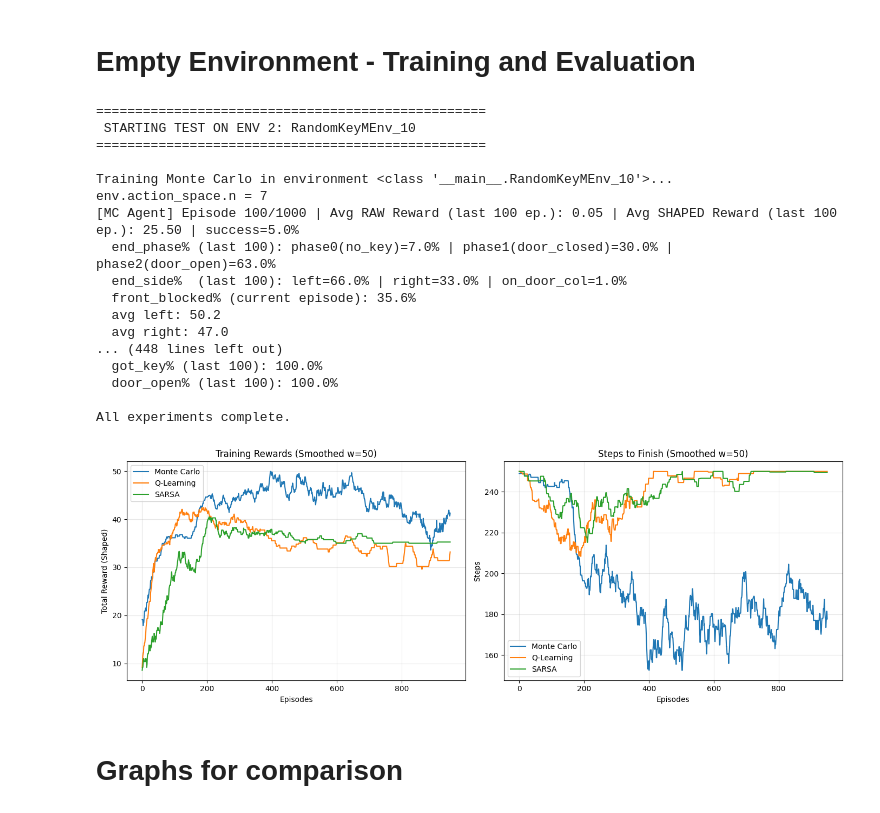
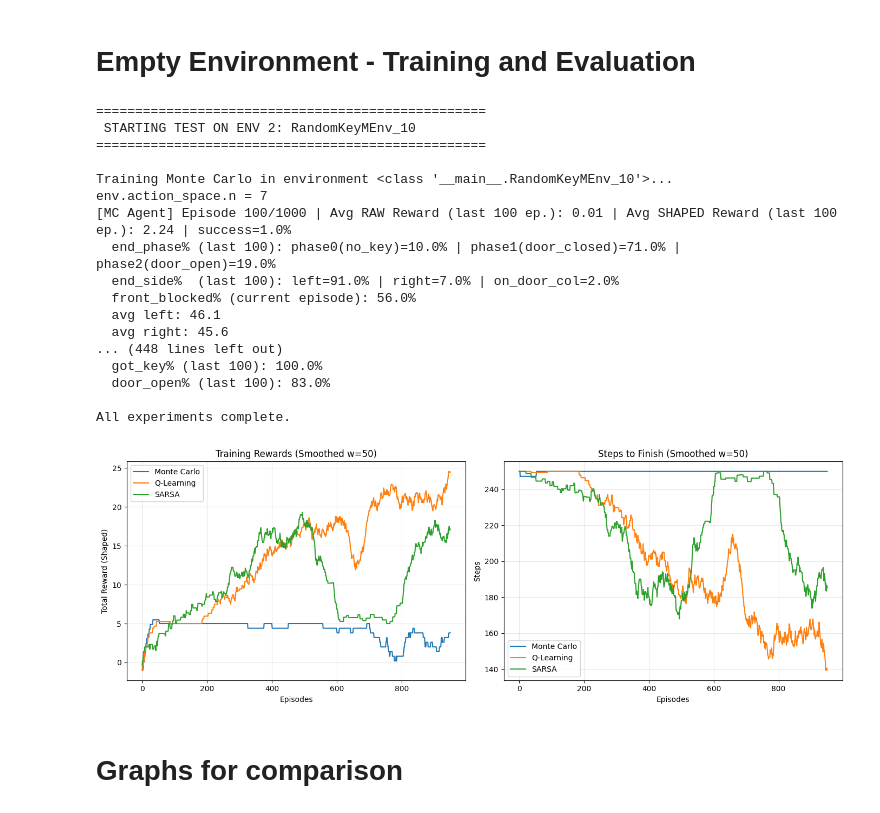
Before and after one commit to shaytanne/runi-reinforcement_learning-assignment2, a Jupyter notebook: MidProject_tabular_RL_Minigrid.ipynb, the cells around one changed output. Cells and saved outputs as stored; diff of their text form; code cells hidden in the pictures.

Commit message:
- removed door bonus - fixed MC to first visit

```diff
--- a/MidProject_tabular_RL_Minigrid.ipynb
+++ b/MidProject_tabular_RL_Minigrid.ipynb
@@ -1036,23 +1036,29 @@ class MCAgent(BaseAgent):
         - executed at END of an episode
         - iterates backwards through episode buffer
         """
-        G: float = 0.0 # cumulative return
-        visited_pairs = set()
 
-        # traverse episode backwards
-        for state, action, reward in reversed(self.episode_buffer):
+        G = 0.0
+        trajectory = []
+        visited = set()
+
+        for (state, action, reward) in reversed(self.episode_buffer):
             G = self.gamma * G + reward
+            trajectory.append((state, action, G))
 
-            # first-visit MC check
-            if (state, action) not in visited_pairs:
-                visited_pairs.add((state, action))
+        # reverse to get original order
+        trajectory.reverse()
 
-                # rolling mean update: Q(s,a) = Q(s,a) + alpha * (G - Q(s,a))
-                # todo: consider 1/n returns avg instead of const alpha
-                old_q = self.q_table[state][action]
-                self.q_table[state][action] += self.lr * (G - old_q)
+        # first-visit MC update
+        for state, action, G in trajectory:
+            if (state, action) in visited:
+                continue
+            visited.add((state, action))
 
-        self.episode_buffer = [] # clear buffer
+            # rolling mean update: Q(s,a) = Q(s,a) + alpha * (G - Q(s,a))
+            # todo: consider 1/n returns avg instead of const alpha
+            self.q_table[state, action] += self.lr * (G - self.q_table[state, action])
+
+        self.episode_buffer = []    # clear buffer
 
     @property
     def name(self) -> str:
@@ -1511,9 +1517,9 @@ def key_door_reward_shaping(env: KeyFlatObsWrapper, reward: float , key_bonus_gi
     if env.is_carrying_key() and not key_bonus_given:
         reward += 30.0
 
-    # bonus - opened door
-    if env.is_door_open() and not door_bonus_given:
-        reward += 30.0
+    # # bonus - opened door
+    # if env.is_door_open() and not door_bonus_given:
+    #     reward += 30.0
 
     return reward
 
@@ -1608,41 +1614,41 @@ for agent_name, agent_cls in agents.items():
         **params  # lr, gamma, epsilon
     )
 
     train_rewards_raw, train_rewards_shaped, train_steps, train_success = runner.run()
 
     results[agent_name] = {
         "train_rewards_raw": train_rewards_raw,
         "train_rewards_shaped": train_rewards_shaped,
         "train_steps": train_steps,
         "train_success": train_success,
     }
 
     # cleanup
     runner.close()
 
 print("\nAll experiments complete.")
 
 # generate Plots
 plot_rewards(results)
 # %% [output]
 ==================================================
  STARTING TEST ON ENV 2: RandomKeyMEnv_10
 ==================================================
 
 Training Monte Carlo in environment <class '__main__.RandomKeyMEnv_10'>...
 env.action_space.n = 7
-[MC Agent] Episode 100/1000 | Avg RAW Reward (last 100 ep.): 0.05 | Avg SHAPED Reward (last 100 ep.): 25.50 | success=5.0%
-  end_phase% (last 100): phase0(no_key)=7.0% | phase1(door_closed)=30.0% | phase2(door_open)=63.0%
-  end_side%  (last 100): left=66.0% | right=33.0% | on_door_col=1.0%
-  front_blocked% (current episode): 35.6%
-  avg left: 50.2
-  avg right: 47.0
+[MC Agent] Episode 100/1000 | Avg RAW Reward (last 100 ep.): 0.01 | Avg SHAPED Reward (last 100 ep.): 2.24 | success=1.0%
+  end_phase% (last 100): phase0(no_key)=10.0% | phase1(door_closed)=71.0% | phase2(door_open)=19.0%
+  end_side%  (last 100): left=91.0% | right=7.0% | on_door_col=2.0%
+  front_blocked% (current episode): 56.0%
+  avg left: 46.1
+  avg right: 45.6
 ... (448 lines left out)
   got_key% (last 100): 100.0%
-  door_open% (last 100): 100.0%
+  door_open% (last 100): 83.0%
 
 All experiments complete.
-[figure, old version]
+[figure, new version]
 # %%
 total_episodes = 1000
 eval_interval = 100
```
Also changed, not shown: parts of 3 cells of this notebook, 1 other file.
